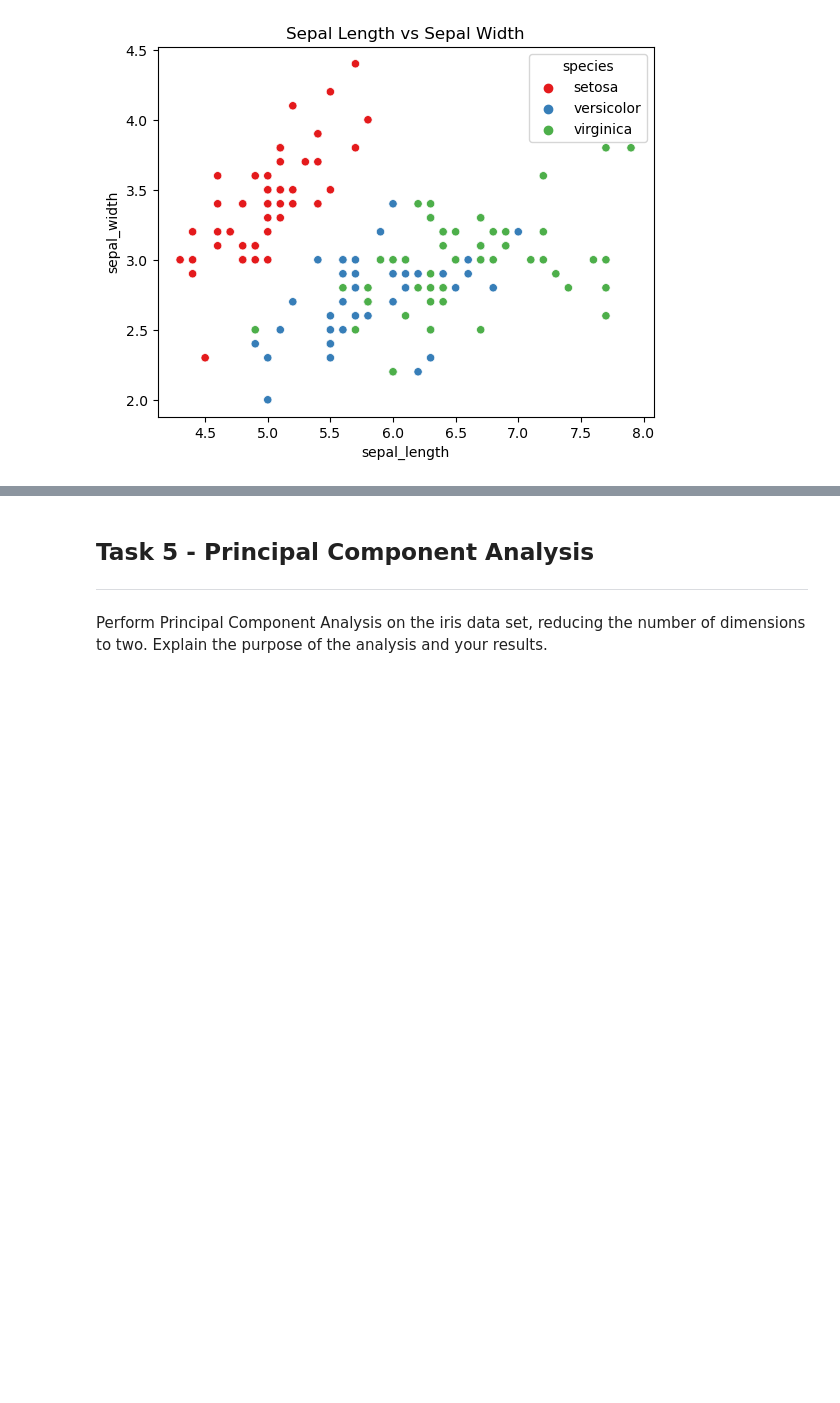
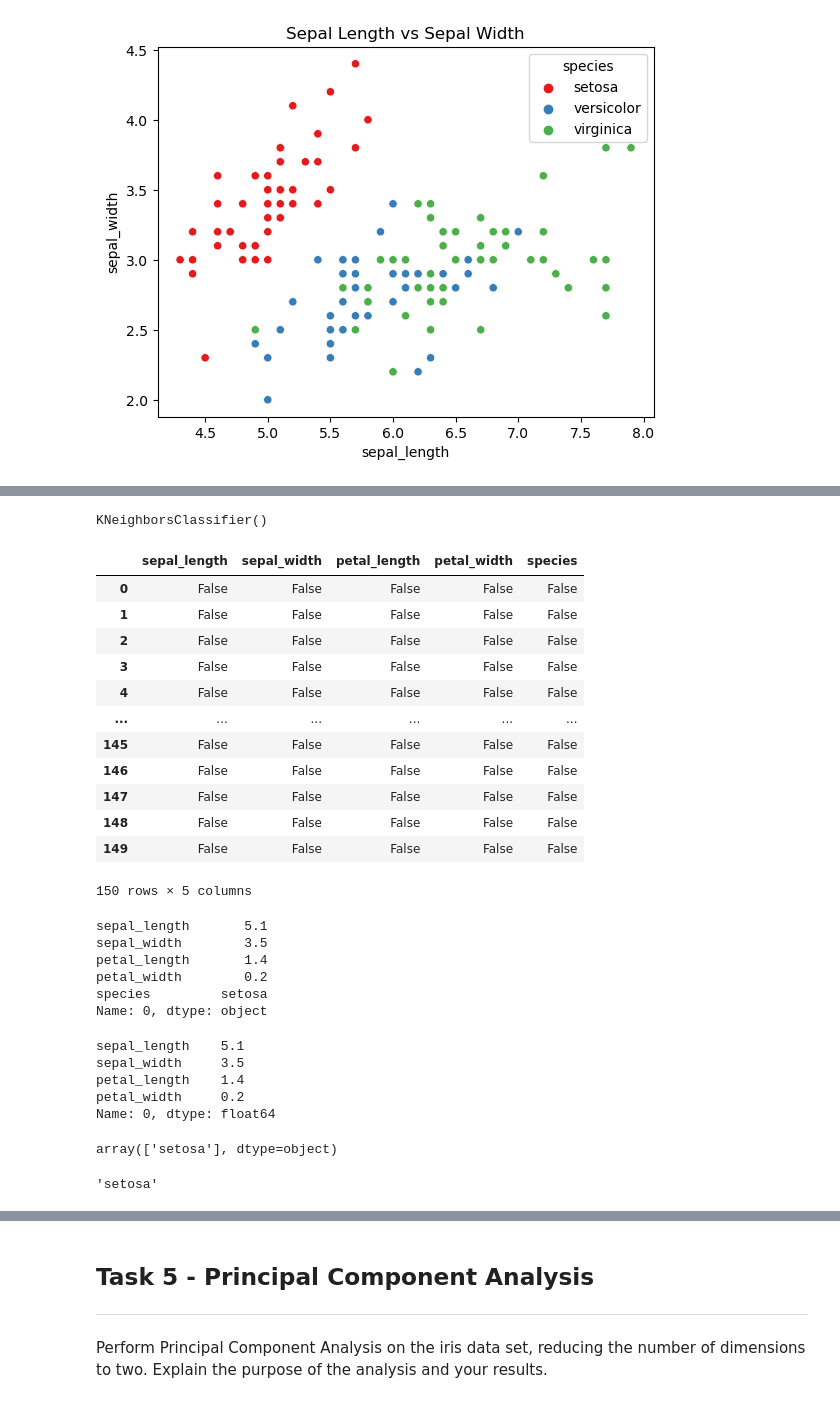
Before and after one commit to SaydsC/Machine-Learning-and-Statistics-Project_2023, a Jupyter notebook: tasks.ipynb, the cells around one changed output, grey strips where cells are left out. Saved outputs shown, nothing was run; the diff lists cells and outputs as text; code cells hidden in the pictures; blank space fills up the shorter version.

```diff
--- a/tasks.ipynb
+++ b/tasks.ipynb
@@ -442,0 +517,53 @@ plt.show()
+# %%
+# Fit the data.
+
+clf.fit(X, y)
+# %% [output]
+KNeighborsClassifier()
+# %%
+# Look for NaNs
+iris.isna()
+
+#There are none in the Iris dataset
+# %% [output]
+|  | sepal_length | sepal_width | petal_length | petal_width | species |
+| 0 | False | False | False | False | False |
+| 1 | False | False | False | False | False |
+| 2 | False | False | False | False | False |
+| 3 | False | False | False | False | False |
+| 4 | False | False | False | False | False |
+| ... | ... | ... | ... | ... | ... |
+| 145 | False | False | False | False | False |
+| 146 | False | False | False | False | False |
+| 147 | False | False | False | False | False |
+| 148 | False | False | False | False | False |
+| 149 | False | False | False | False | False |
+150 rows × 5 columns
+# %%
+iris.iloc[0]
+# %% [output]
+sepal_length       5.1
+sepal_width        3.5
+petal_length       1.4
+petal_width        0.2
+species         setosa
+Name: 0, dtype: object
+# %%
+# The first row of X.
+X.iloc[0]
+# %% [output]
+sepal_length    5.1
+sepal_width     3.5
+petal_length    1.4
+petal_width     0.2
+Name: 0, dtype: float64
+# %%
+# Quick check that the classifier correctly predicts first X sample.
+clf.predict(X.iloc[:1])
+# %% [output]
+array(['setosa'], dtype=object)
+# %%
+# The actual output for the first sample.
+y.iloc[0]
+# %% [output]
+'setosa'
```
Also changed, not shown: parts of 17 cells of this notebook.
